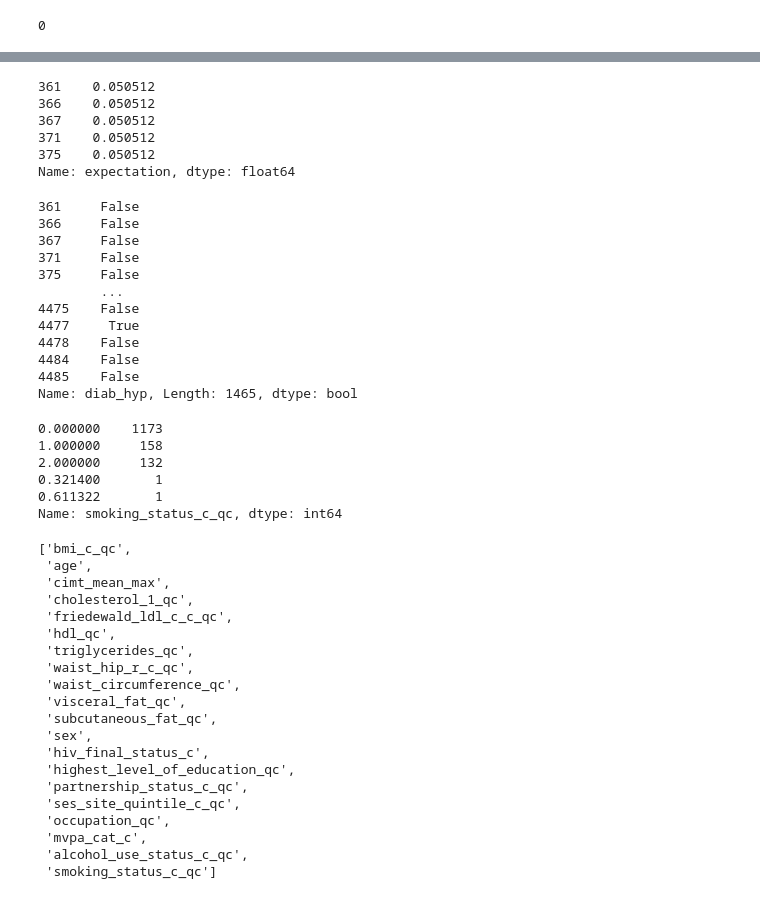
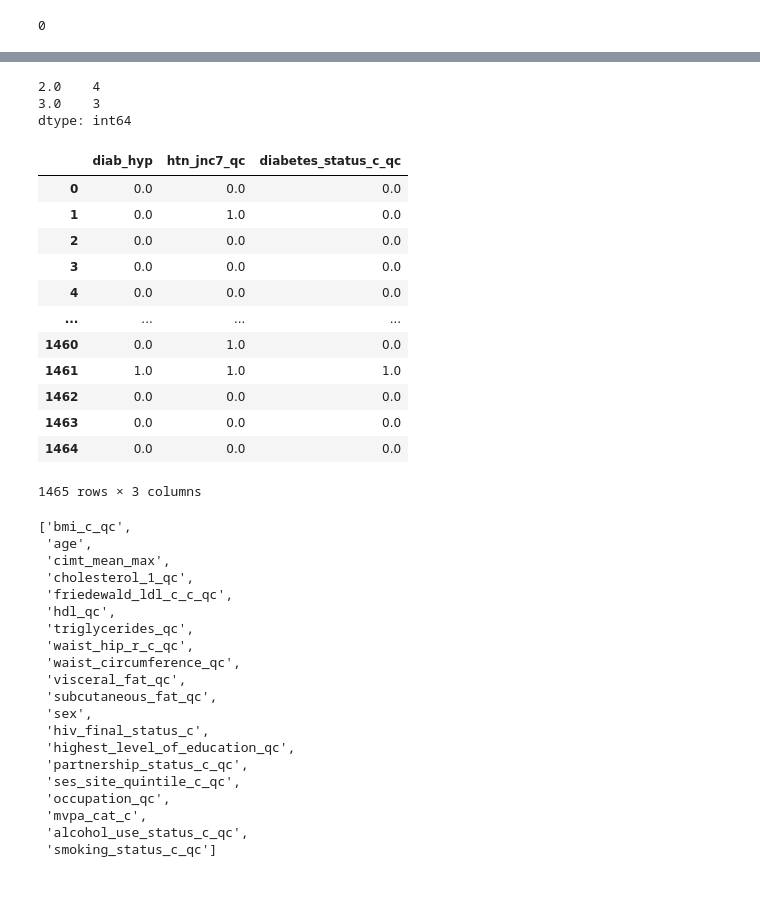
Before and after one commit to kayvinsoo7/HAALSI_work, a Jupyter notebook: mdscan-master/Autostrat.ipynb, the cells around one changed output, grey strips where cells are left out. Drawn from its saved outputs; the diff is of its cells as text; code cells hidden in the pictures.

```diff
--- a/mdscan-master/Autostrat.ipynb
+++ b/mdscan-master/Autostrat.ipynb
@@ -133,45 +150,42 @@ dff1['age'].isnull().sum()
+# %%
+np.round(pd.DataFrame([2.3,2.5,2.1,2.7,2.9,2.15,2.58]), decimals=0).value_counts()
+# %% [output]
+2.0    4
+3.0    3
+dtype: int64
+# %%
+target_col = 'diab_hyp'
+
+# defining the target column to be a column where the sum of the target values >= 2
+dff[target_col] = (dff[target_cols] == 1).sum(axis = 1) == 2
+
+# defining the expectations as mean of the target
+dff['expectation'] = dff[target_col].mean()
+# dff['expectation'].head()
+
+# target_col = 'diab_hyp'
+
+# defining the target column to be a column where the sum of the target values >= 2
+treated[target_col] = (treated[target_cols] == 1).sum(axis = 1) == 2
+
+# defining the expectations as mean of the target
+treated['expectation'] = treated[target_col].mean()
 # %%
-treated.loc[:,['']]
+treated.loc[:,['diab_hyp','htn_jnc7_qc', 'diabetes_status_c_qc']]
+# %% [output]
+|  | diab_hyp | htn_jnc7_qc | diabetes_status_c_qc |
+| 0 | 0.0 | 0.0 | 0.0 |
+| 1 | 0.0 | 1.0 | 0.0 |
+| 2 | 0.0 | 0.0 | 0.0 |
+| 3 | 0.0 | 0.0 | 0.0 |
+| 4 | 0.0 | 0.0 | 0.0 |
+| ... | ... | ... | ... |
+| 1460 | 0.0 | 1.0 | 0.0 |
+| 1461 | 1.0 | 1.0 | 1.0 |
+| 1462 | 0.0 | 0.0 | 0.0 |
+| 1463 | 0.0 | 0.0 | 0.0 |
+| 1464 | 0.0 | 0.0 | 0.0 |
+1465 rows × 3 columns
-# %%
-target_col = 'diab_hyp'
-
-# defining the target column to be a column where the sum of the target values >= 2
-dff[target_col] = (dff[target_cols] == 1).sum(axis = 1) == 2
-
-# defining the expectations as mean of the target
-dff['expectation'] = dff[target_col].mean()
-dff['expectation'].head()
-# %% [output]
-361    0.050512
-366    0.050512
-367    0.050512
-371    0.050512
-375    0.050512
-Name: expectation, dtype: float64
-# %%
-dff['diab_hyp']
-# %% [output]
-361     False
-366     False
-367     False
-371     False
-375     False
-        ...
-4475    False
-4477     True
-4478    False
-4484    False
-4485    False
-Name: diab_hyp, Length: 1465, dtype: bool
-# %%
-treated.loc[:,'smoking_status_c_qc'].value_counts()
-# %% [output]
-0.000000    1173
-1.000000     158
-2.000000     132
-0.321400       1
-0.611322       1
-Name: smoking_status_c_qc, dtype: int64
 # %%
 # Defining the search space to be all the features except site, study_id,
 # and our created target_col and expectations columns
```
Also changed, not shown: parts of 2 cells of this notebook.
